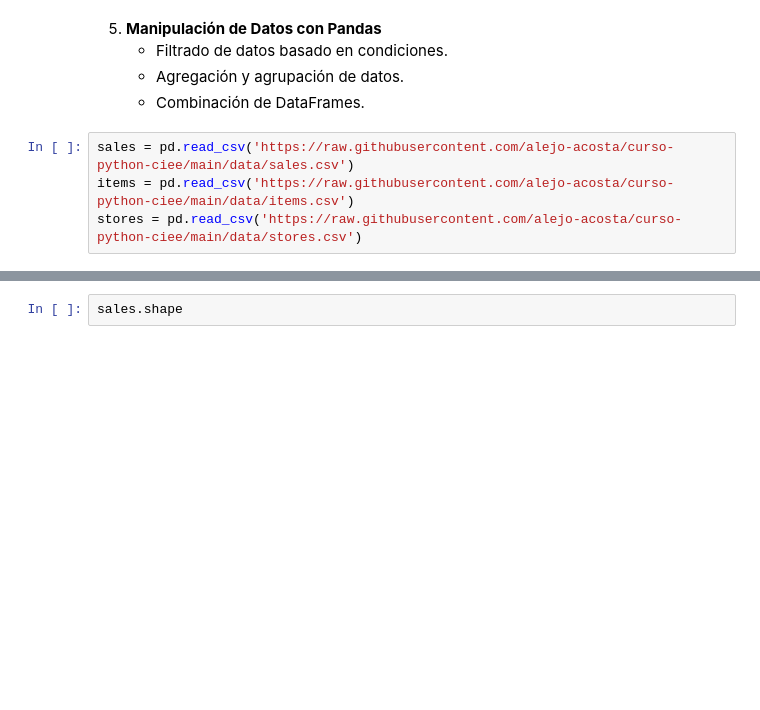
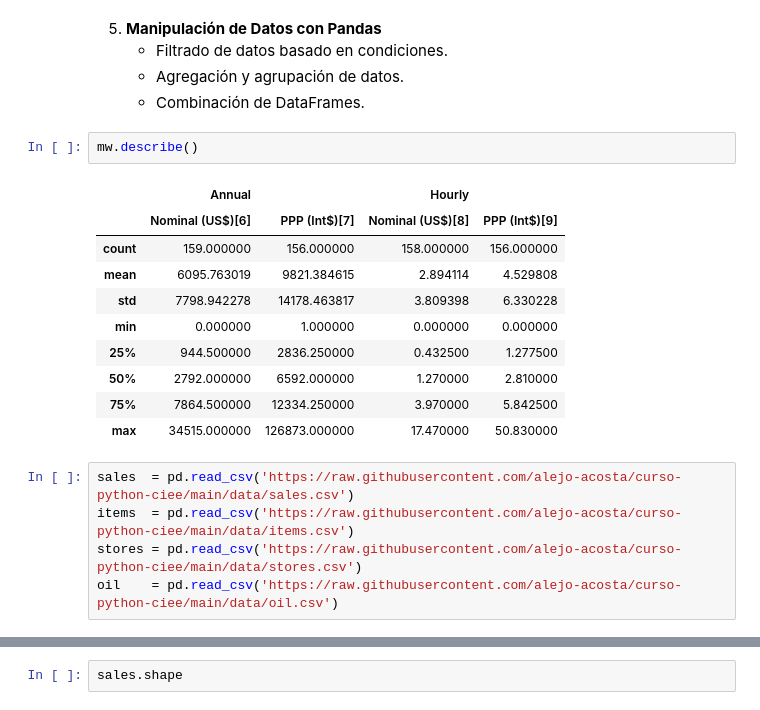
Before and after one commit to alejo-acosta/curso-python-ciee, a Jupyter notebook: _build/jupyter_execute/4.0. Pandas.ipynb, the cells around one changed output, grey strips where cells are left out. Cells and saved outputs as stored; diff of their text form; blank space fills up the shorter version.

Commit message:
Clase final CIEE

```diff
--- a/_build/jupyter_execute/4.0. Pandas.ipynb
+++ b/_build/jupyter_execute/4.0. Pandas.ipynb
@@ -158,7 +158,21 @@ mw
    - Filtrado de datos basado en condiciones.
    - Agregación y agrupación de datos.
    - Combinación de DataFrames.
+# %%
+mw.describe()
+# %% [output]
+|  | Annual |  | Hourly |  |
+|  | Nominal (US$)[6] | PPP (Int$)[7] | Nominal (US$)[8] | PPP (Int$)[9] |
+| count | 159.000000 | 156.000000 | 158.000000 | 156.000000 |
+| mean | 6095.763019 | 9821.384615 | 2.894114 | 4.529808 |
+| std | 7798.942278 | 14178.463817 | 3.809398 | 6.330228 |
+| min | 0.000000 | 1.000000 | 0.000000 | 0.000000 |
+| 25% | 944.500000 | 2836.250000 | 0.432500 | 1.277500 |
+| 50% | 2792.000000 | 6592.000000 | 1.270000 | 2.810000 |
+| 75% | 7864.500000 | 12334.250000 | 3.970000 | 5.842500 |
+| max | 34515.000000 | 126873.000000 | 17.470000 | 50.830000 |
 # %%
-sales = pd.read_csv('https://raw.githubusercontent.com/alejo-acosta/curso-python-ciee/main/data/sales.csv')
-items = pd.read_csv('https://raw.githubusercontent.com/alejo-acosta/curso-python-ciee/main/data/items.csv')
+sales  = pd.read_csv('https://raw.githubusercontent.com/alejo-acosta/curso-python-ciee/main/data/sales.csv')
+items  = pd.read_csv('https://raw.githubusercontent.com/alejo-acosta/curso-python-ciee/main/data/items.csv')
 stores = pd.read_csv('https://raw.githubusercontent.com/alejo-acosta/curso-python-ciee/main/data/stores.csv')
+oil    = pd.read_csv('https://raw.githubusercontent.com/alejo-acosta/curso-python-ciee/main/data/oil.csv')
```
Also changed, not shown: parts of 7 cells of this notebook, 40 other files.
